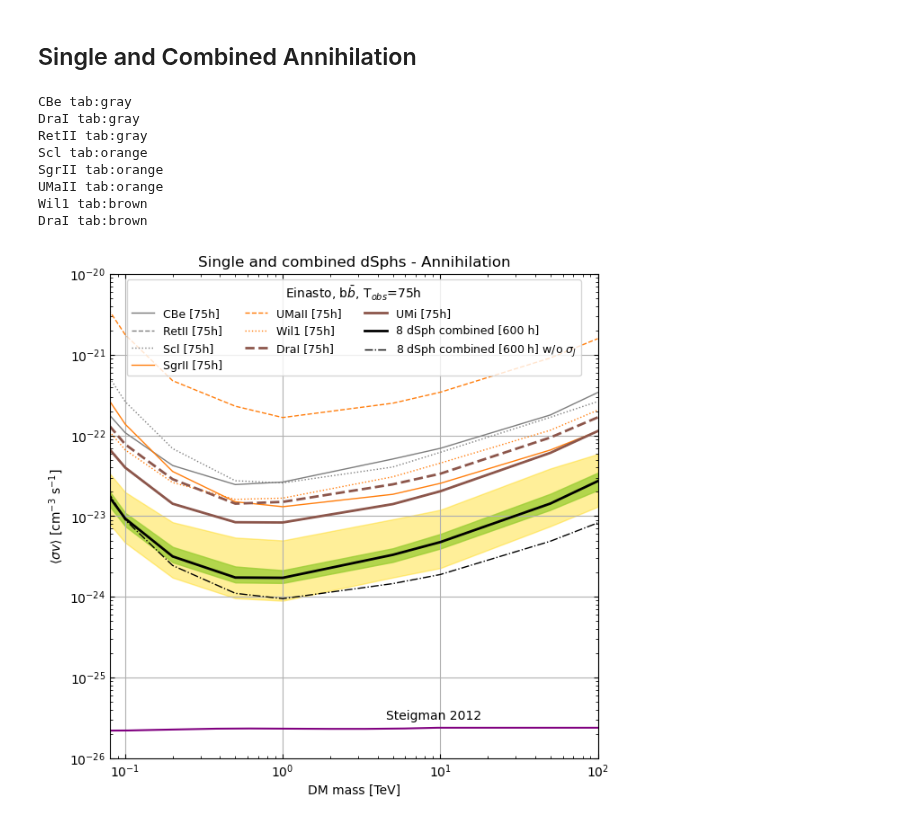
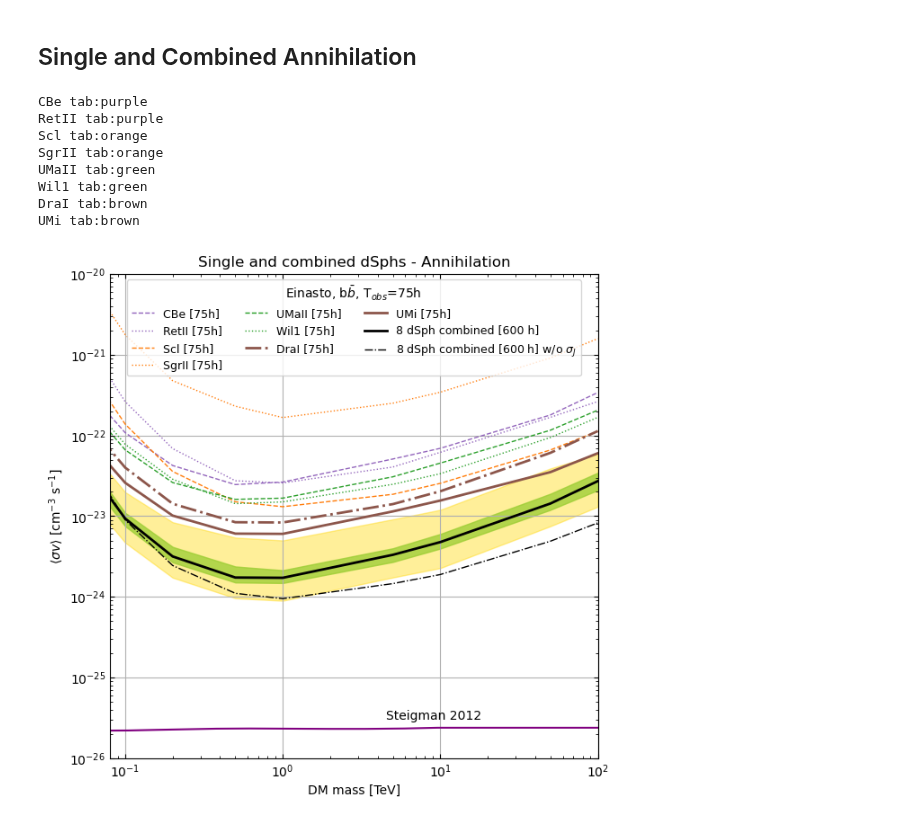
Before and after one commit to micheledoro/gDMbounds, a Jupyter notebook: sandbox/mdoro/makeplot_limits_combined_ann_bb.ipynb, the cells around one changed output. Saved outputs shown, nothing was run; the diff lists cells and outputs as text; code cells hidden in the pictures.

```diff
--- a/sandbox/mdoro/makeplot_limits_combined_ann_bb.ipynb
+++ b/sandbox/mdoro/makeplot_limits_combined_ann_bb.ipynb
@@ -84,7 +84,7 @@ plt.tick_params(which='both', direction='in', top=True, right=True)
 
 
 dSphNamesNorth = ['DraI', 'UMi'] # don't care about the variable name
-dSphLabelsNorth = [r'Dra1 [300h] w/o $\sigma_J$', r' [300h] w/o $\sigma_J$']
+dSphLabelsNorth = [r'Dra1 [300h] w/o $\sigma_J$', r'UMi [300h] w/o $\sigma_J$']
 colorNorth = ['tab:brown','tab:brown']
 lstyle = ['solid','dashed']
 profile='Einasto'
@@ -237,10 +237,12 @@ plt.tick_params(which='both', direction='in', top=True, right=True)
 
 profile='Einasto'
 
-dSphNames = ['CBe','DraI','RetII', 'Scl', 'SgrII', 'UMaII', 'Wil1', 'DraI', 'UMi']
+dSphNames = ['CBe',       'RetII',       'Scl',       'SgrII',       'UMaII',       'Wil1',      'DraI',      'UMi']
 dSphLabels = ['CBe [75h]','RetII [75h]', 'Scl [75h]' , 'SgrII [75h]', 'UMaII [75h]','Wil1 [75h]', 'DraI [75h]','UMi [75h]']
-dSphcolor = ['tab:gray','tab:gray','tab:gray','tab:orange','tab:orange','tab:orange','tab:brown','tab:brown']
-linestyles = ["-","--",":","-","--",":","--","-"]
+#dSphcolor = ['tab:gray','tab:gray','tab:gray','tab:orange','tab:orange','tab:orange','tab:brown','tab:brown']
+#linestyles = ["-","--",":","-","--",":","--","-"]
+dSphcolor = ['tab:purple','tab:purple','tab:orange','tab:orange','tab:green','tab:green','tab:brown','tab:brown']
+linestyles = ["--",":","--",":","--",":","-.","-"]
 linesizes = [1,1,1,1,1,1,2,2]
 
 contador = 0
@@ -273,36 +275,36 @@ mask_dw = (df_stack_all_wsj['quantile'] == 0.32) & (df_stack_all_wsj['profile']=
 mask_up = (df_stack_all_wsj['quantile'] == 0.68) & (df_stack_all_wsj['profile']==profile) & (df_stack_all_wsj['ch']=='b')
 plt.fill_between(df_stack_all_wsj[mask_dw]['mass'],
                  df_stack_all_wsj[mask_up]['sigma_v'],
                  df_stack_all_wsj[mask_dw]['sigma_v'], color='yellowgreen', alpha=0.75)
 
 
 
 mask = (df_stack_all_wsj['quantile'] == 0.5) & (df_stack_all_wsj['profile']==profile) & (df_stack_all_wsj['ch']=='b')
 plt.loglog(df_stack_all_wsj[mask]['mass'],df_stack_all_wsj[mask]['sigma_v'],
            ls='-', linewidth=2, color='black',
            #marker='o',
            label=r'8 dSph combined [600 h]')
 
 mask = (df_stack_all['quantile'] == 0.5) & (df_stack_all['profile']==profile) & (df_stack_all['ch']=='b')
 plt.loglog(df_stack_all[mask]['mass'],df_stack_all[mask]['sigma_v'],
            ls='-.', linewidth=1, color='black',
            #marker='o',
            label=r'8 dSph combined [600 h] w/o $\sigma_J$')
 
 
 plt.plot(relic.mass, relic.sigmav,color="purple")
 plt.text(x=4.5, y=3e-26, s='Steigman 2012')
 
 plt.legend(title=r'Einasto, b$\bar{b}$, T$_{obs}$=75h',ncol=3, fontsize=9, loc='upper center')
 
 plt.savefig('plot_single_combined_ann_einasto_bb.png', bbox_inches='tight', pad_inches=0.3)
 # %% [output]
-CBe tab:gray
-DraI tab:gray
-RetII tab:gray
+CBe tab:purple
+RetII tab:purple
 Scl tab:orange
 SgrII tab:orange
-UMaII tab:orange
-Wil1 tab:brown
+UMaII tab:green
+Wil1 tab:green
 DraI tab:brown
+UMi tab:brown
-[figure, old version]
+[figure, new version]
```
Also changed, not shown: 1 other file.
